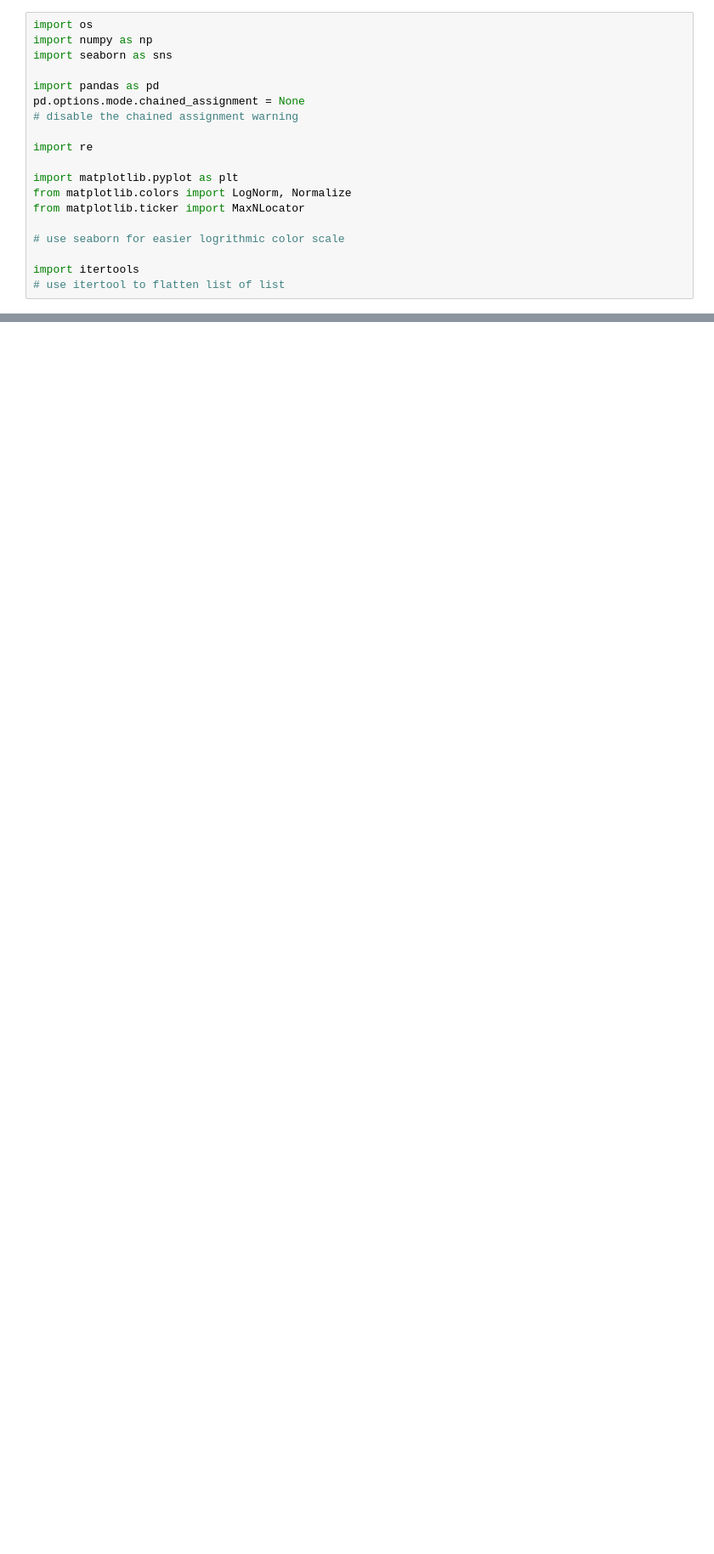
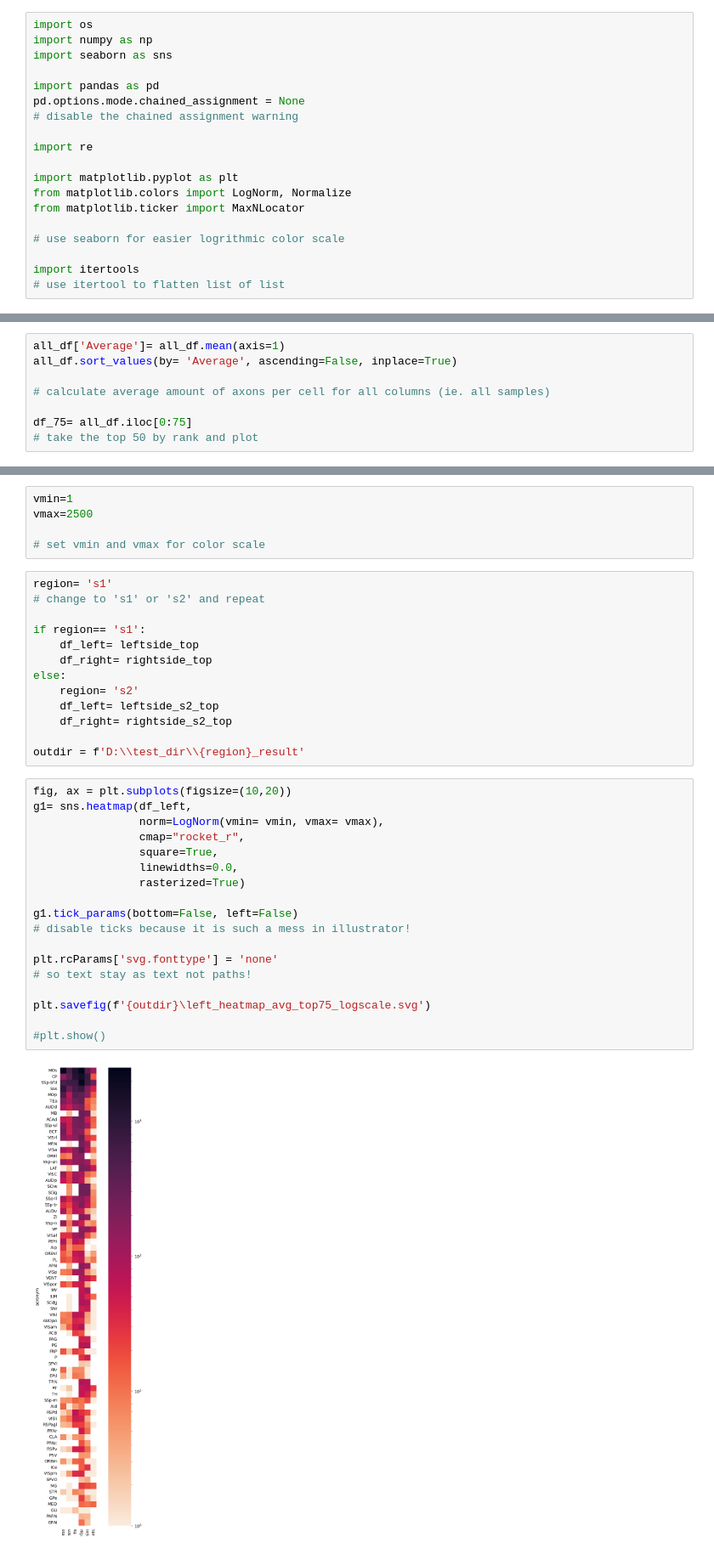
Before and after one commit to YANQI-LIU/Liu2024, a Jupyter notebook: Figure5_Figure6.ipynb, the cells around one changed output, grey strips where cells are left out. Shown at 85% size. Saved outputs shown, nothing was run; the diff lists cells and outputs as text; blank space fills up the shorter version.

```diff
--- a/Figure5_Figure6.ipynb
+++ b/Figure5_Figure6.ipynb
@@ -39,0 +399,8 @@ spatial data- need the csv file from sk learn first
+# %%
+all_df['Average']= all_df.mean(axis=1)
+all_df.sort_values(by= 'Average', ascending=False, inplace=True)
+
+# calculate average amount of axons per cell for all columns (ie. all samples)
+
+df_75= all_df.iloc[0:75]
+# take the top 50 by rank and plot
@@ -39,0 +435,38 @@ spatial data- need the csv file from sk learn first
+# %%
+vmin=1
+vmax=2500
+
+# set vmin and vmax for color scale
+# %%
+region= 's1'
+# change to 's1' or 's2' and repeat
+
+if region== 's1':
+    df_left= leftside_top
+    df_right= rightside_top
+else:
+    region= 's2'
+    df_left= leftside_s2_top
+    df_right= rightside_s2_top
+
+outdir = f'D:\\test_dir\\{region}_result'
+# %%
+fig, ax = plt.subplots(figsize=(10,20))
+g1= sns.heatmap(df_left,
+                norm=LogNorm(vmin= vmin, vmax= vmax),
+                cmap="rocket_r",
+                square=True,
+                linewidths=0.0,
+                rasterized=True)
+
+g1.tick_params(bottom=False, left=False)
+# disable ticks because it is such a mess in illustrator!
+
+plt.rcParams['svg.fonttype'] = 'none'
+# so text stay as text not paths!
+
+plt.savefig(f'{outdir}\left_heatmap_avg_top75_logscale.svg')
+
+#plt.show()
+# %% [output]
+[figure, added]
```
Also changed, not shown: parts of 40 cells of this notebook.
